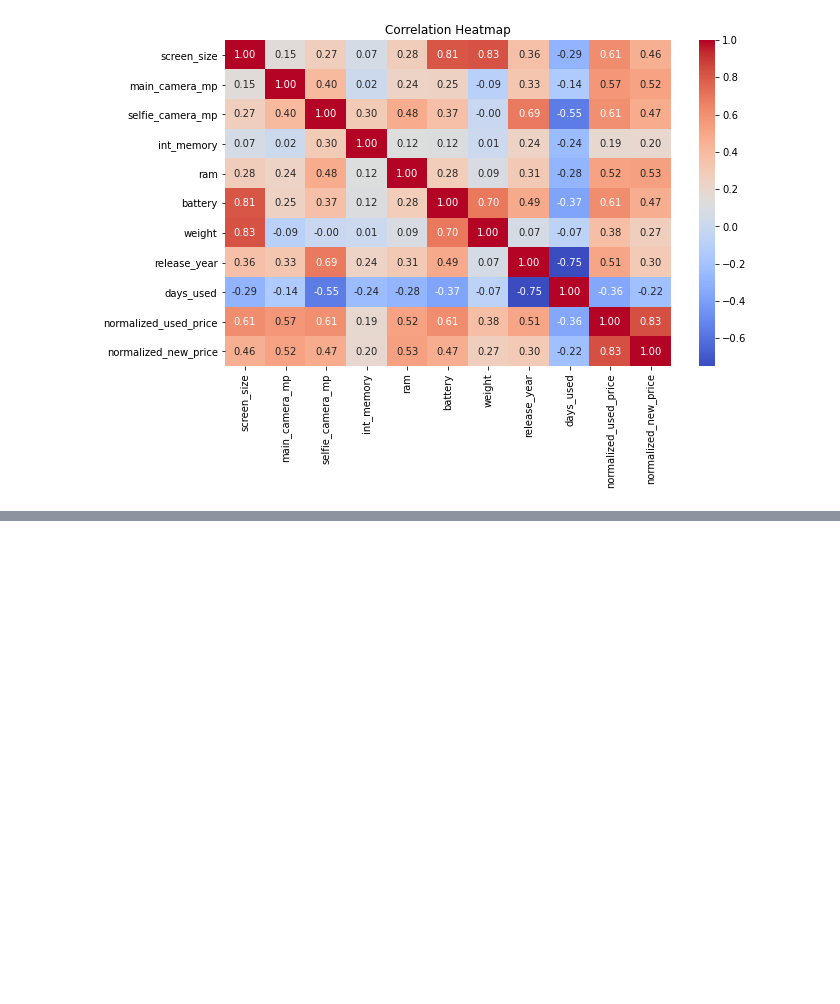
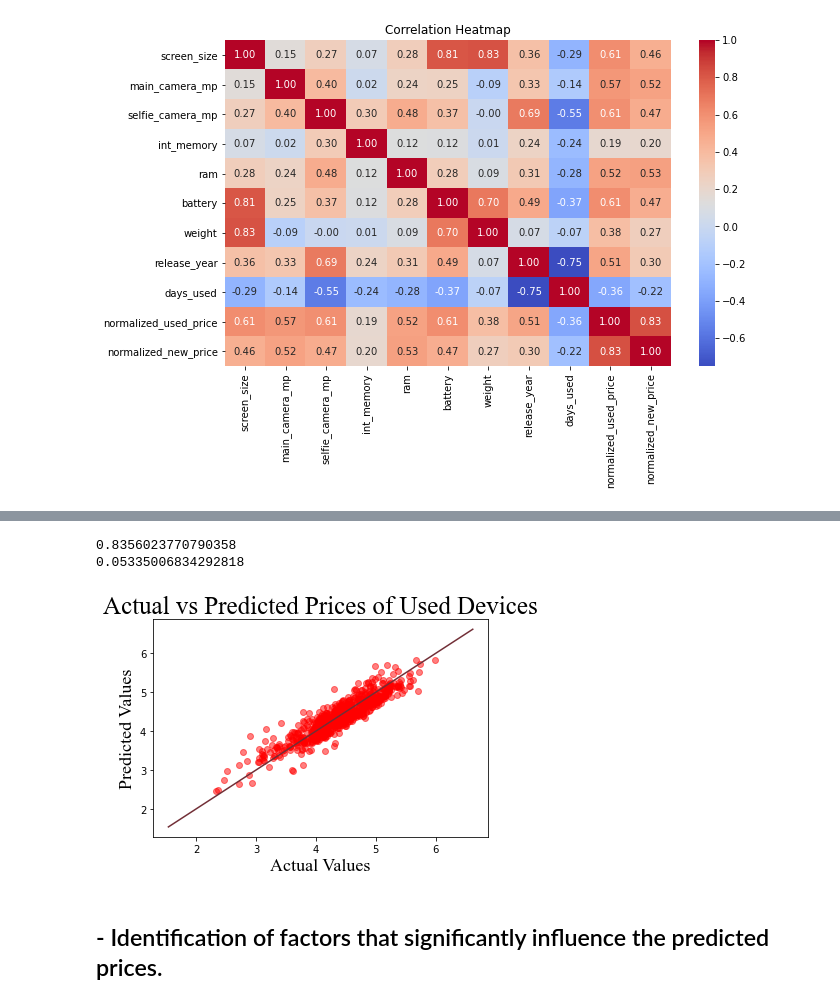
Before and after one commit to Eniola-Hannah/Used-device-price-prediction, a Jupyter notebook: Analysis_and_prediction.ipynb, the cells around one changed output, grey strips where cells are left out. Cells and saved outputs as stored; diff of their text form; code cells hidden in the pictures; blank space fills up the shorter version.

Commit message:
Identifies factors that significantly influnce the predicted prices

```diff
--- a/Analysis_and_prediction.ipynb
+++ b/Analysis_and_prediction.ipynb
@@ -269,0 +258,25 @@ print(mse)
+# %%
+from sklearn.metrics import mean_squared_error, r2_score
+
+r2 = r2_score(y_test, y_pred)
+
+mse = mean_squared_error(y_test, y_pred)
+
+print(r2)
+print(mse)
+# %% [output]
+0.8356023770790358
+0.05335006834292818
+# %%
+import matplotlib.pyplot as plt
+
+plt.scatter(y_test, y_pred, alpha=0.5, color='red')
+plt.plot([Y.min(), Y.max()], [Y.min(), Y.max()], color='#722F37')
+plt.title('Actual vs Predicted Prices of Used Devices', fontname='Times New Roman', fontsize=25)
+plt.xlabel("Actual Values", fontname='Times New Roman', fontsize=18)
+plt.ylabel("Predicted Values", fontname='Times New Roman', fontsize=18)
+plt.show()
+# %% [output]
+[figure, added]
+# %% [markdown]
+## - Identification of factors that significantly influence the predicted prices.
```
Also changed, not shown: parts of 24 cells of this notebook.
